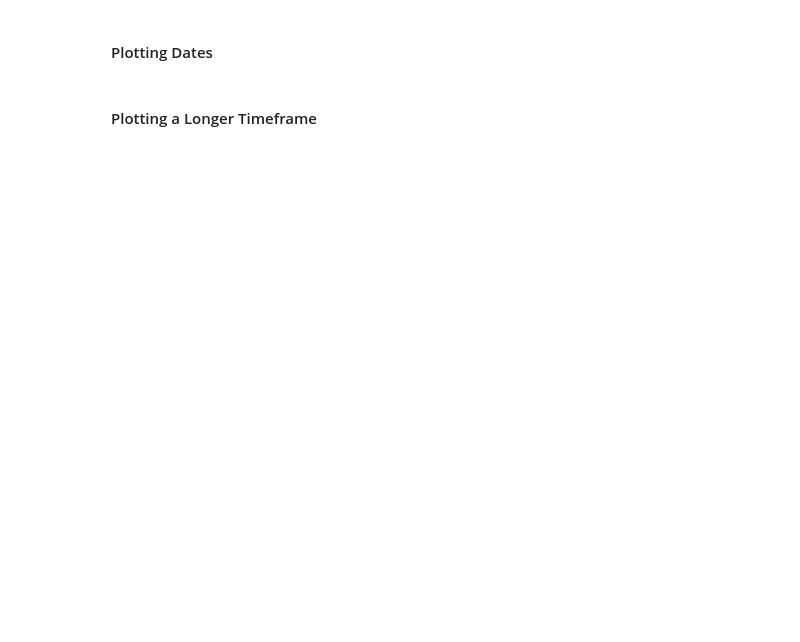
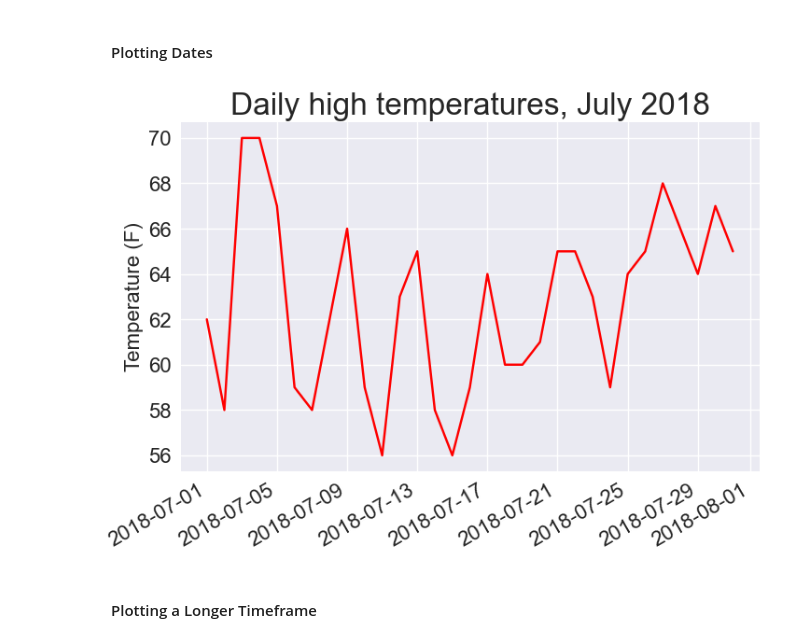
Before and after one commit to JChover/Python_Crash_Course, a Jupyter notebook: PART II - PROJECTS/Project 2 - Data Visualization/Chapter 16 - Downloading Data/Chapter_16.ipynb, the cells around one changed output. Saved outputs shown, nothing was run; the diff lists cells and outputs as text; code cells hidden in the pictures; blank space fills up the shorter version.

```diff
--- a/PART II - PROJECTS/Project 2 - Data Visualization/Chapter 16 - Downloading Data/Chapter_16.ipynb
+++ b/PART II - PROJECTS/Project 2 - Data Visualization/Chapter 16 - Downloading Data/Chapter_16.ipynb
@@ -17,4 +118,39 @@ from IPython.display import Code
 # %% [markdown]
 #### &emsp;Plotting Dates
+# %%
+# Plotting Dates - sitka_highs.py
+import csv
+from datetime import datetime
+
+import matplotlib.pyplot as plt
+
+filename = 'Files/data/sitka_weather_07-2018_simple.csv'
+with open(filename) as f:
+    reader = csv.reader(f)
+    header = next(reader)
+
+    # Get DATE and TMAX from this file
+    dates, highs = [], []
+    for row in reader:
+        current_date = datetime.strptime(row[2], '%Y-%m-%d')
+        dates.append(current_date)
+        high = int(row[5])
+        highs.append(high)
+
+# Plot the high temperatures.
+plt.style.use('seaborn-v0_8')
+fig, ax = plt.subplots()
+ax.plot(dates, highs, c='red')
+
+# Format plot.
+plt.title("Daily high temperatures, July 2018", fontsize=24)
+plt.xlabel('', fontsize=16)
+fig.autofmt_xdate()
+plt.ylabel("Temperature (F)", fontsize=16)
+plt.tick_params(axis='both', which='major', labelsize=16)
+
+plt.show()
+# %% [output]
+[figure, added]
 # %% [markdown]
 #### &emsp;Plotting a Longer Timeframe
```
Also changed, not shown: parts of 12 cells of this notebook, 7 other files.
